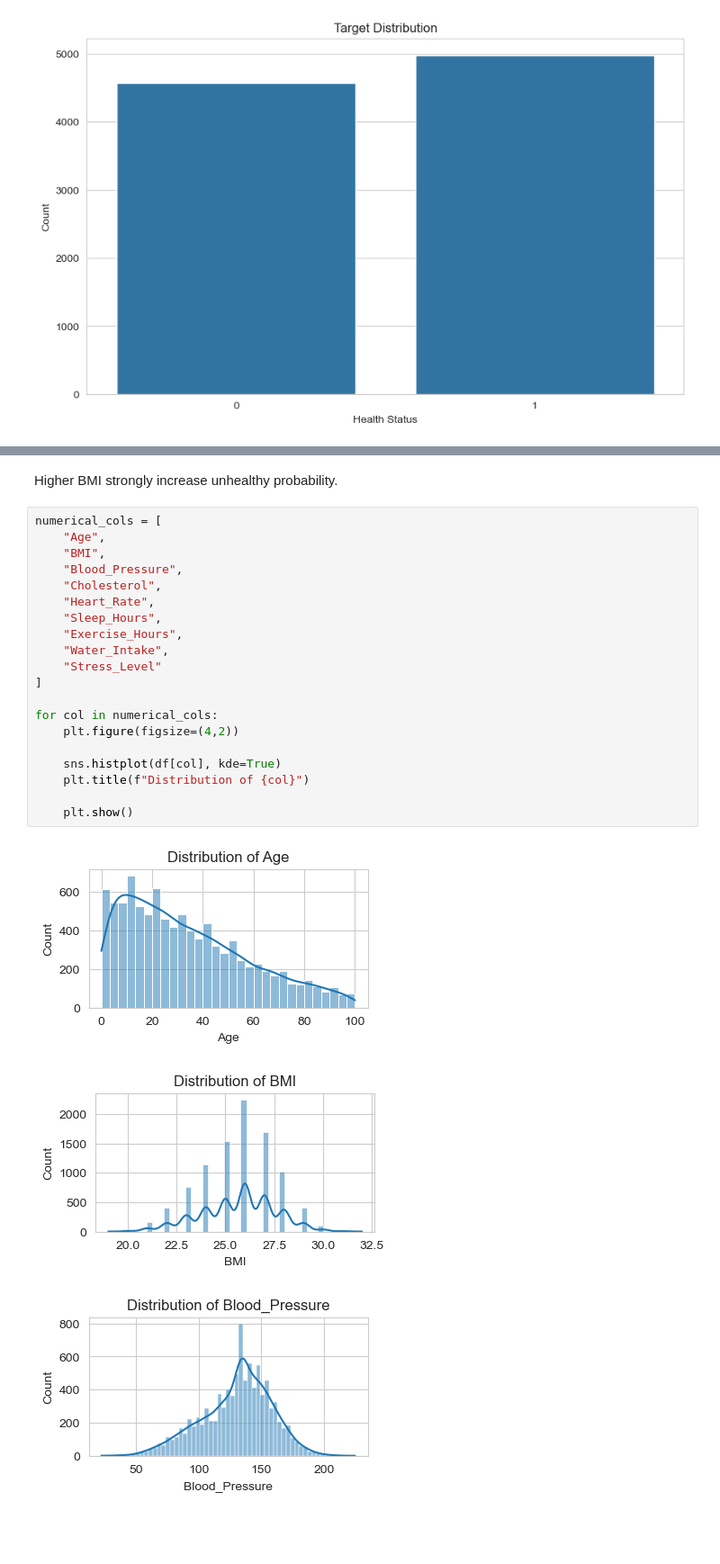
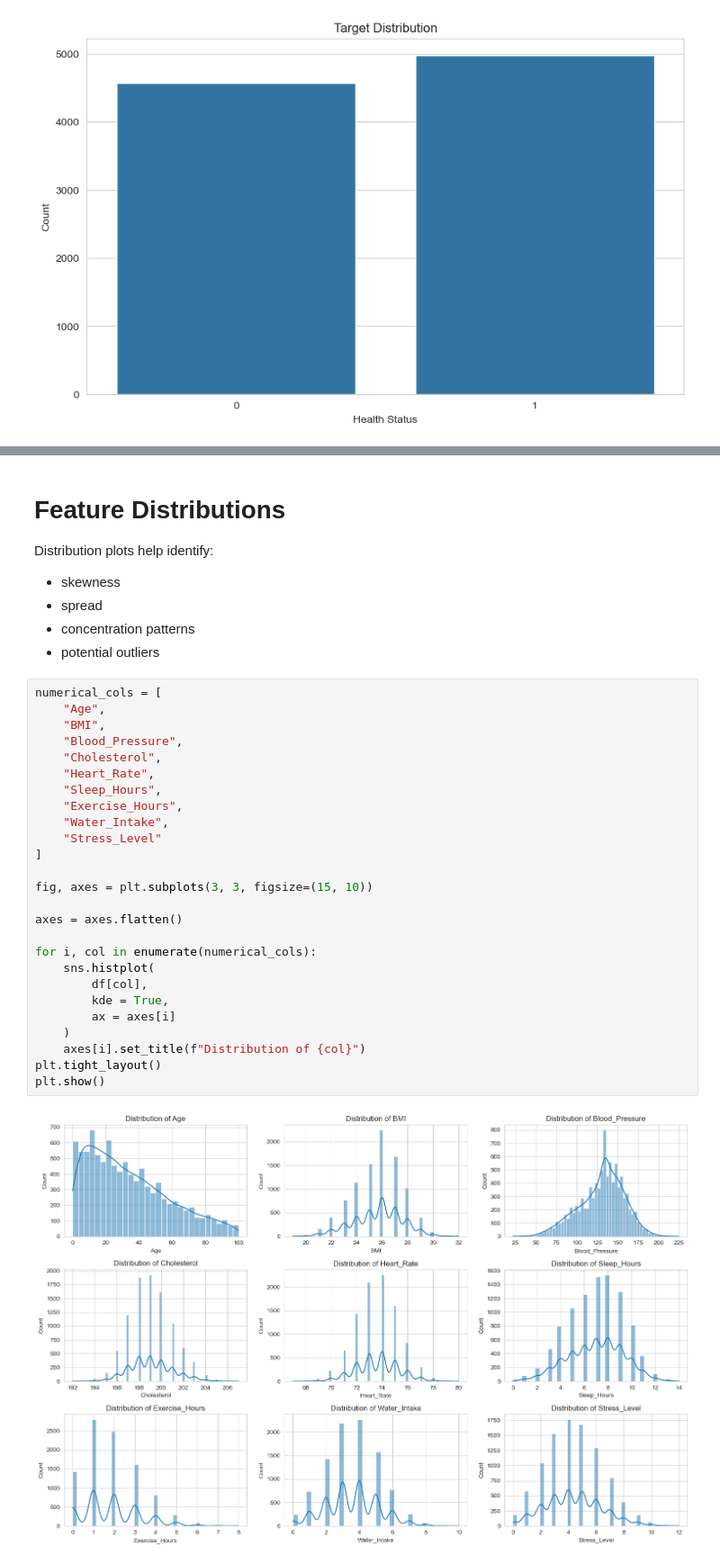
Before and after one commit to kaushikgopi0724/Novagen-Healthcare-AI, a Jupyter notebook: notebooks/01_data_understanding.ipynb, the cells around one changed output, grey strips where cells are left out. Shown at 90% size. Drawn from its saved outputs; the diff is of its cells as text; blank space fills up the shorter version.

```diff
--- a/notebooks/01_data_understanding.ipynb
+++ b/notebooks/01_data_understanding.ipynb
@@ -129,26 +143,36 @@ Name: Target, dtype: float64
-# %% [markdown]
-Higher BMI strongly increase unhealthy probability.
+# %% [markdown]
+# Feature Distributions
+
+Distribution plots help identify:
+- skewness
+- spread
+- concentration patterns
+- potential outliers
 # %%
 numerical_cols = [
     "Age",
     "BMI",
     "Blood_Pressure",
     "Cholesterol",
     "Heart_Rate",
     "Sleep_Hours",
     "Exercise_Hours",
     "Water_Intake",
     "Stress_Level"
 ]
 
-for col in numerical_cols:
-    plt.figure(figsize=(4,2))
+fig, axes = plt.subplots(3, 3, figsize=(15, 10))
 
-    sns.histplot(df[col], kde=True)
-    plt.title(f"Distribution of {col}")
+axes = axes.flatten()
 
-    plt.show()
+for i, col in enumerate(numerical_cols):
+    sns.histplot(
+        df[col],
+        kde = True,
+        ax = axes[i]
+    )
+    axes[i].set_title(f"Distribution of {col}")
+plt.tight_layout()
+plt.show()
 # %% [output]
-[figure, old version]
+[figure, new version]
-[figure, removed]
-[figure, removed]
```
Also changed, not shown: parts of 16 cells of this notebook.
